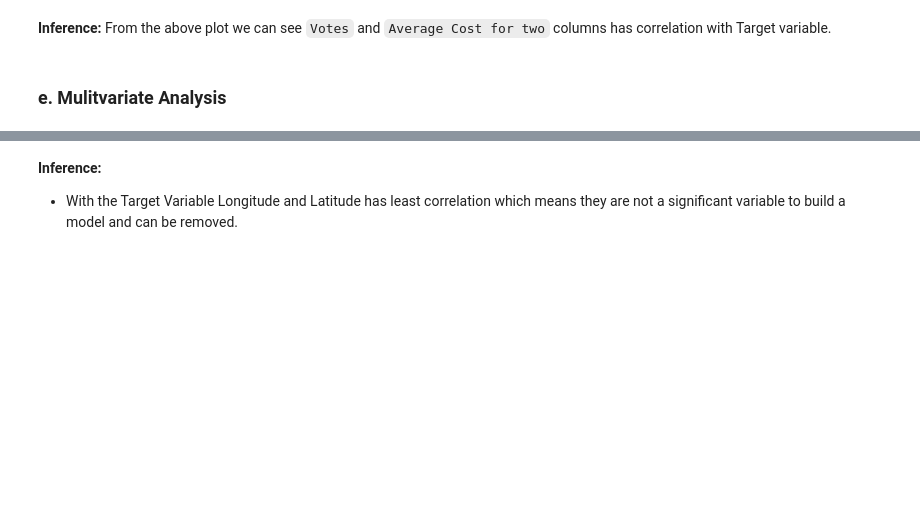
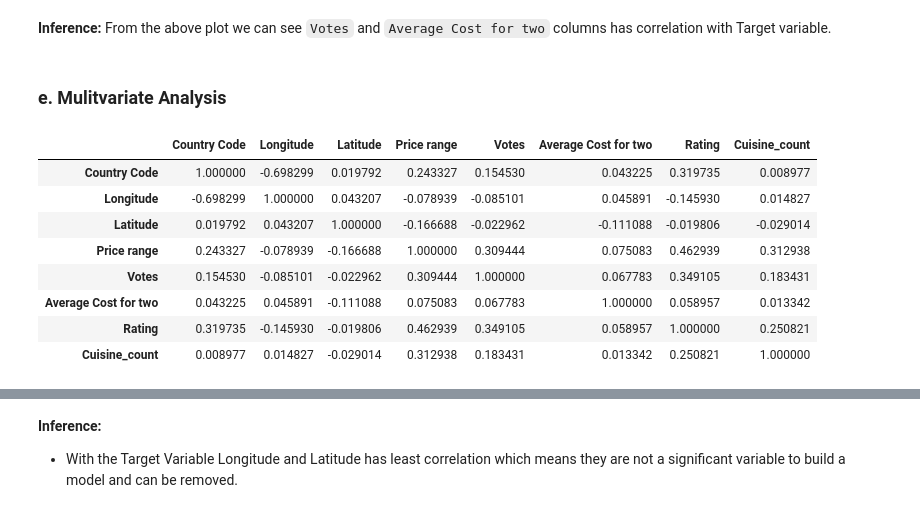
Before and after one commit to shailjabarsaiyan05/Machine-Learning-Projects, a Jupyter notebook: Zomato_Restaurant_Rating_Case_study/Zomato_restaurants_rating_prediction.ipynb, the cells around one changed output, grey strips where cells are left out. Saved outputs shown, nothing was run; the diff lists cells and outputs as text; code cells hidden in the pictures; blank space fills up the shorter version.

```diff
--- a/Zomato_Restaurant_Rating_Case_study/Zomato_restaurants_rating_prediction.ipynb
+++ b/Zomato_Restaurant_Rating_Case_study/Zomato_restaurants_rating_prediction.ipynb
@@ -294,5 +298,17 @@ plt.show()
 From the above plot we can see `Votes` and `Average Cost for two` columns has correlation with Target variable.
 # %% [markdown]
 ### e. Mulitvariate Analysis
+# %%
+zomato_data.corr(numeric_only=True)
+# %% [output]
+|  | Country Code | Longitude | Latitude | Price range | Votes | Average Cost for two | Rating | Cuisine_count |
+| Country Code | 1.000000 | -0.698299 | 0.019792 | 0.243327 | 0.154530 | 0.043225 | 0.319735 | 0.008977 |
+| Longitude | -0.698299 | 1.000000 | 0.043207 | -0.078939 | -0.085101 | 0.045891 | -0.145930 | 0.014827 |
+| Latitude | 0.019792 | 0.043207 | 1.000000 | -0.166688 | -0.022962 | -0.111088 | -0.019806 | -0.029014 |
+| Price range | 0.243327 | -0.078939 | -0.166688 | 1.000000 | 0.309444 | 0.075083 | 0.462939 | 0.312938 |
+| Votes | 0.154530 | -0.085101 | -0.022962 | 0.309444 | 1.000000 | 0.067783 | 0.349105 | 0.183431 |
+| Average Cost for two | 0.043225 | 0.045891 | -0.111088 | 0.075083 | 0.067783 | 1.000000 | 0.058957 | 0.013342 |
+| Rating | 0.319735 | -0.145930 | -0.019806 | 0.462939 | 0.349105 | 0.058957 | 1.000000 | 0.250821 |
+| Cuisine_count | 0.008977 | 0.014827 | -0.029014 | 0.312938 | 0.183431 | 0.013342 | 0.250821 | 1.000000 |
 # %%
 plt.figure(figsize=(10,8))
```
Also changed, not shown: parts of 13 cells of this notebook, 5 other files.
